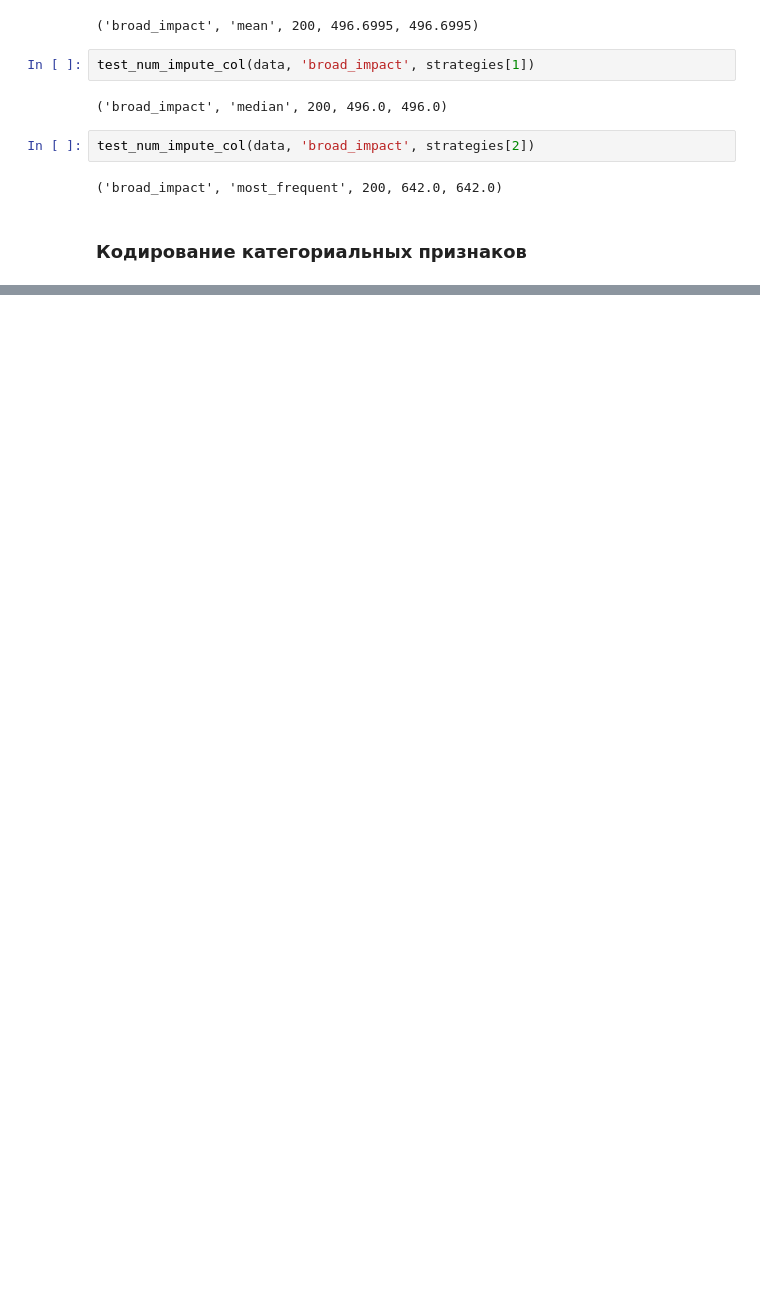
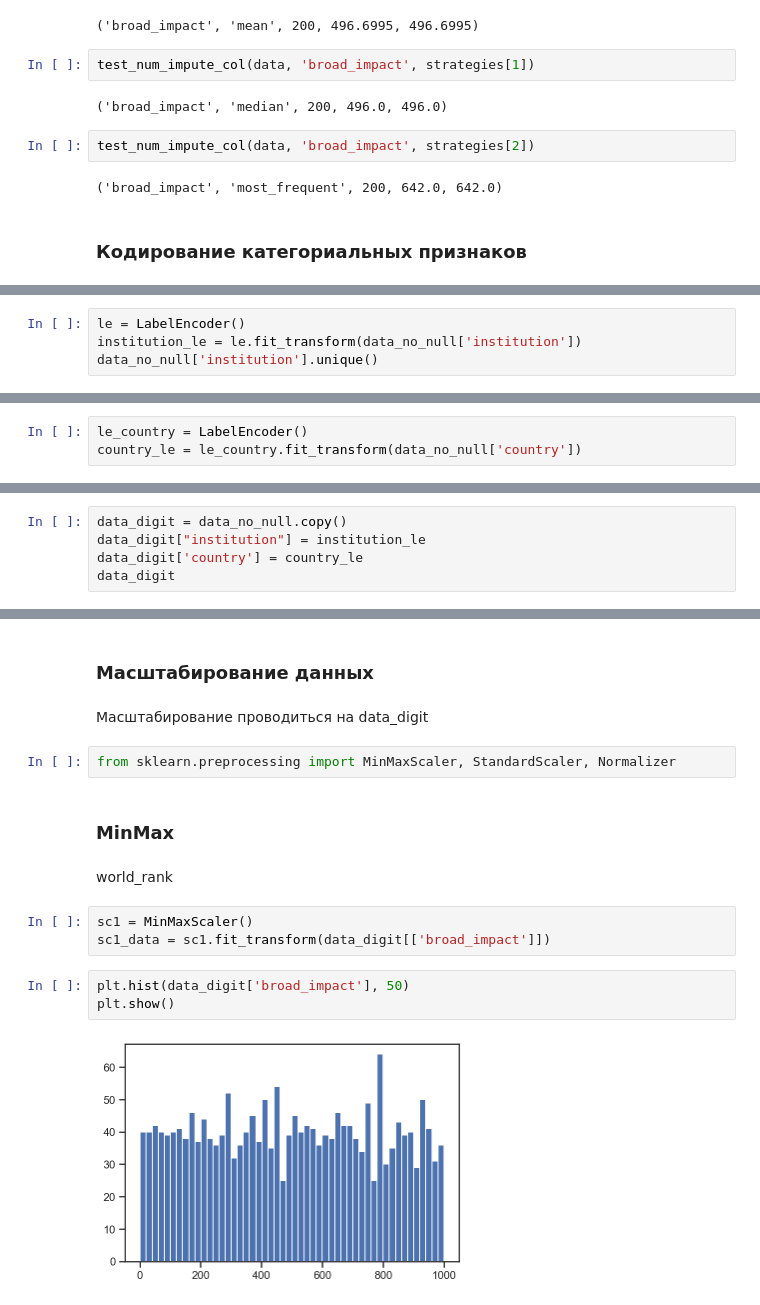
Before and after one commit to mrRoze/TMO-worked, a Jupyter notebook: TMO/Lab 2.ipynb, the cells around one changed output, grey strips where cells are left out. Saved outputs shown, nothing was run; the diff lists cells and outputs as text; blank space fills up the shorter version.

```diff
--- a/TMO/Lab 2.ipynb
+++ b/TMO/Lab 2.ipynb
@@ -309,0 +314,4 @@ test_num_impute_col(data, 'broad_impact', strategies[2])
+# %%
+le = LabelEncoder()
+institution_le = le.fit_transform(data_no_null['institution'])
+data_no_null['institution'].unique()
@@ -309,0 +337,3 @@ test_num_impute_col(data, 'broad_impact', strategies[2])
+# %%
+le_country = LabelEncoder()
+country_le = le_country.fit_transform(data_no_null['country'])
@@ -309,0 +386,5 @@ test_num_impute_col(data, 'broad_impact', strategies[2])
+# %%
+data_digit = data_no_null.copy()
+data_digit["institution"] = institution_le
+data_digit['country'] = country_le
+data_digit
@@ -309,0 +423,18 @@ test_num_impute_col(data, 'broad_impact', strategies[2])
+# %% [markdown]
+### Масштабирование данных
+# %% [markdown]
+Масштабирование проводиться на data_digit
+# %%
+from sklearn.preprocessing import MinMaxScaler, StandardScaler, Normalizer
+# %% [markdown]
+### MinMax
+# %% [markdown]
+world_rank
+# %%
+sc1 = MinMaxScaler()
+sc1_data = sc1.fit_transform(data_digit[['broad_impact']])
+# %%
+plt.hist(data_digit['broad_impact'], 50)
+plt.show()
+# %% [output]
+[figure, added]
```
Also changed, not shown: parts of 13 cells of this notebook.
